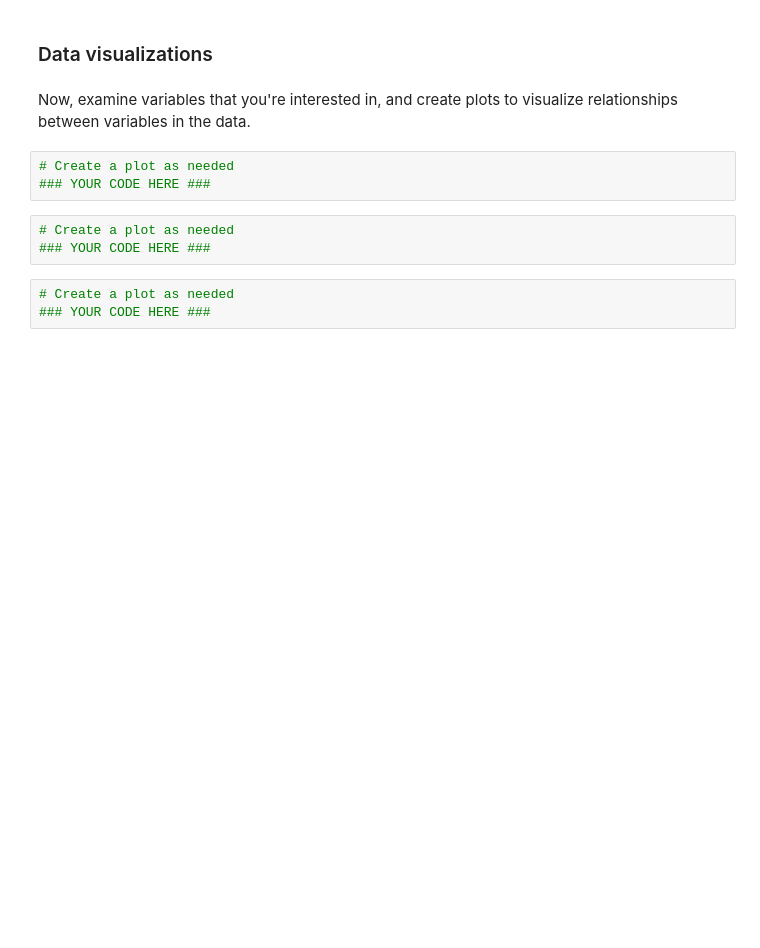
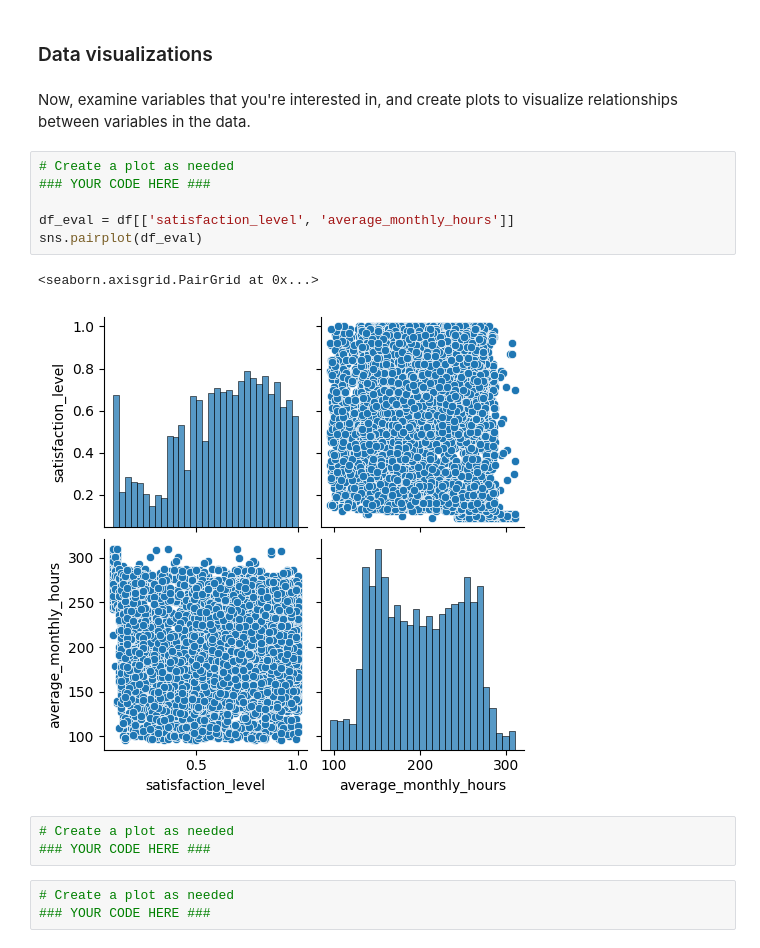
Before and after one commit to edilma/salifor, a Jupyter notebook: Activity_ Course 7 Salifort Motors project lab.ipynb, the cells around one changed output. Drawn from its saved outputs; the diff is of its cells as text; blank space fills up the shorter version.

Commit message:
STARTED with data visualizations

```diff
--- a/Activity_ Course 7 Salifort Motors project lab.ipynb
+++ b/Activity_ Course 7 Salifort Motors project lab.ipynb
@@ -345,6 +345,12 @@ Now, examine variables that you're interested in, and create plots to visualize
 # %%
 # Create a plot as needed
 ### YOUR CODE HERE ###
+
+df_eval = df[['satisfaction_level', 'average_monthly_hours']]
+sns.pairplot(df_eval)
+# %% [output]
+<seaborn.axisgrid.PairGrid at 0x...>
+[figure, added]
 # %%
 # Create a plot as needed
 ### YOUR CODE HERE ###
```
